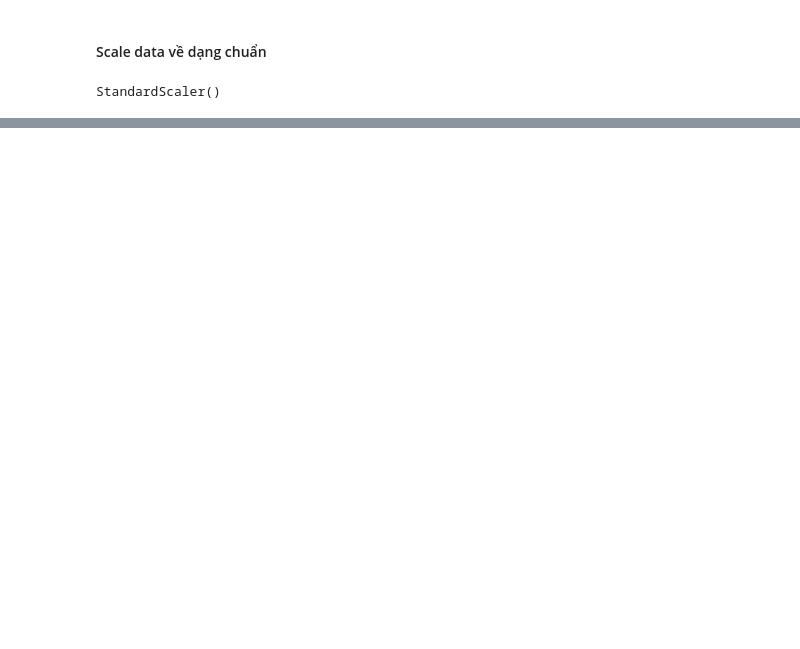
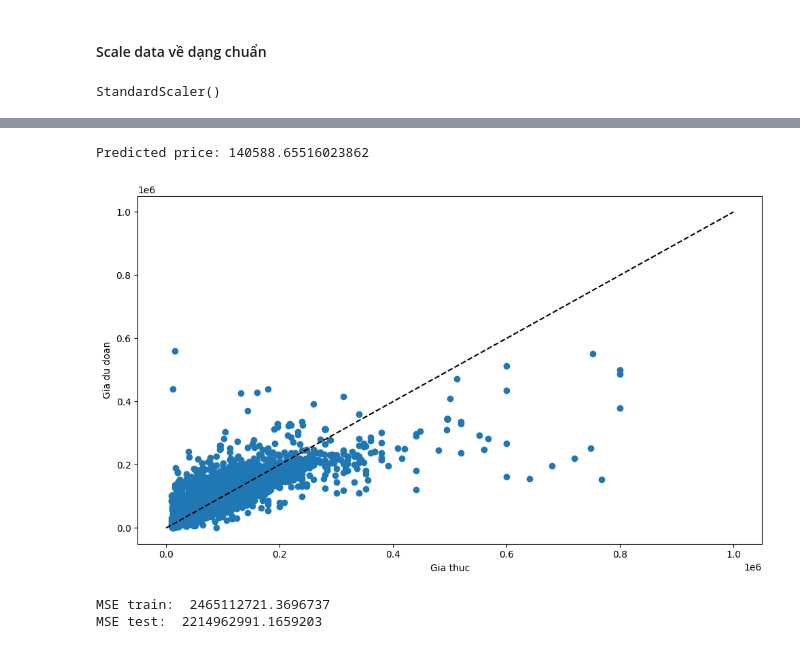
Before and after one commit to adamwilling/TLCN-KTDL-32, a Jupyter notebook: ModelLinearRegression.ipynb, the cells around one changed output, grey strips where cells are left out. Drawn from its saved outputs; the diff is of its cells as text; code cells hidden in the pictures; blank space fills up the shorter version.

```diff
--- a/ModelLinearRegression.ipynb
+++ b/ModelLinearRegression.ipynb
@@ -342,0 +357,77 @@ y =  114854.64063231765 +  54528.18204768758 * DienTich +  8958.164746133309 * G
+# %%
+# Bước 7: Dự đoán kết quả với 1 giá trị mới
+# Giá trị mới
+new_data = {
+    "DienTich": [100],
+    "Phongngu": [2],
+    "PhongTam": [1],
+    "TinhTrangBDS_ Đã bàn giao": [0],
+    "TinhTrangBDS_Đã bàn giao": [0],
+    "Loai_ Căn hộ dịch vụ, mini": [0],
+    "Loai_ Duplex": [0],
+    "Loai_ Officetel": [0],
+    "Loai_ Penthouse": [0],
+    "Loai_ Tập thể, cư xá": [0],
+    "GiayTo_ Đang chờ sổ": [0],
+    "GiayTo_ Đã có sổ": [1],
+    "TinhTrangNoiThat_ Hoàn thiện cơ bản": [0],
+    "TinhTrangNoiThat_ Nội thất cao cấp": [0],
+    "TinhTrangNoiThat_ Nội thất đầy đủ": [1],
+    "Quan_ Huyện Củ Chi": [0],
+    "Quan_ Huyện Hóc Môn": [0],
+    "Quan_ Huyện Nhà Bè": [0],
+    "Quan_ Quận 1": [0],
+    "Quan_ Quận 10": [0],
+    "Quan_ Quận 11": [0],
+    "Quan_ Quận 12": [0],
+    "Quan_ Quận 2": [0],
+    "Quan_ Quận 3": [0],
+    "Quan_ Quận 4": [0],
+    "Quan_ Quận 5": [0],
+    "Quan_ Quận 6": [0],
+    "Quan_ Quận 7": [1],
+    "Quan_ Quận 8": [0],
+    "Quan_ Quận 9": [0],
+    "Quan_ Quận Bình Thạnh": [0],
+    "Quan_ Quận Bình Tân": [0],
+    "Quan_ Quận Gò Vấp": [0],
+    "Quan_ Quận Phú Nhuận": [0],
+    "Quan_ Quận Thủ Đức": [0],
+    "Quan_ Quận Tân Bình": [0],
+    "Quan_ Quận Tân Phú": [0]
+}
+
+# Convert the dictionary into a dataframe
+new_data_df = pd.DataFrame(new_data)
+
+# Scale the new data
+new_data_scaled = scaler.transform(new_data_df)
+
+# Make a prediction for the new data point
+price_pred = model.predict(new_data_scaled)
+
+# Print the prediction
+print("Predicted price:", price_pred[0])
+# %% [output]
+Predicted price: 140588.65516023862
+# %%
+# Bước 8: Vẽ đồ thị mô hình hồi quy tuyến tính
+
+# Vẽ đồ thị mô hình hồi quy tuyến tính
+plt.figure(figsize=(10, 6))
+plt.scatter(Y_test, Y_pred)
+plt.plot([0, 1000000], [0, 1000000], '--k')
+plt.axis('tight')
+plt.xlabel('Gia thuc')
+plt.ylabel('Gia du doan')
+plt.tight_layout()
+plt.show()
+# %% [output]
+[figure, added]
+# %%
+# in ra MSE của train và test
+print('MSE train: ', mean_squared_error(Y_train, model.predict(X_train)))
+print('MSE test: ', mean_squared_error(Y_test, model.predict(X_test)))
+# %% [output]
+MSE train:  2465112721.3696737
+MSE test:  2214962991.1659203
```
Also changed, not shown: parts of 23 cells of this notebook.
